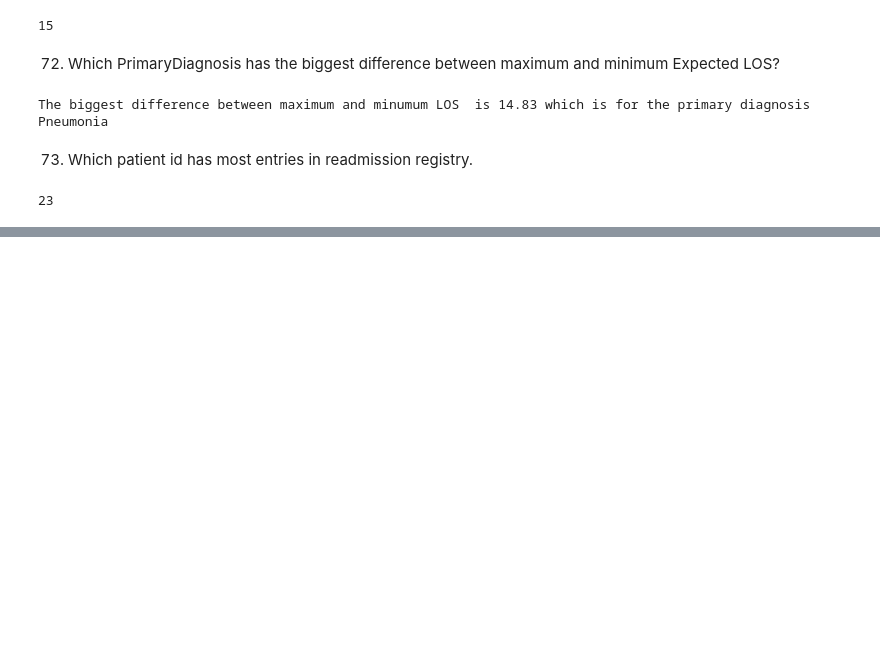
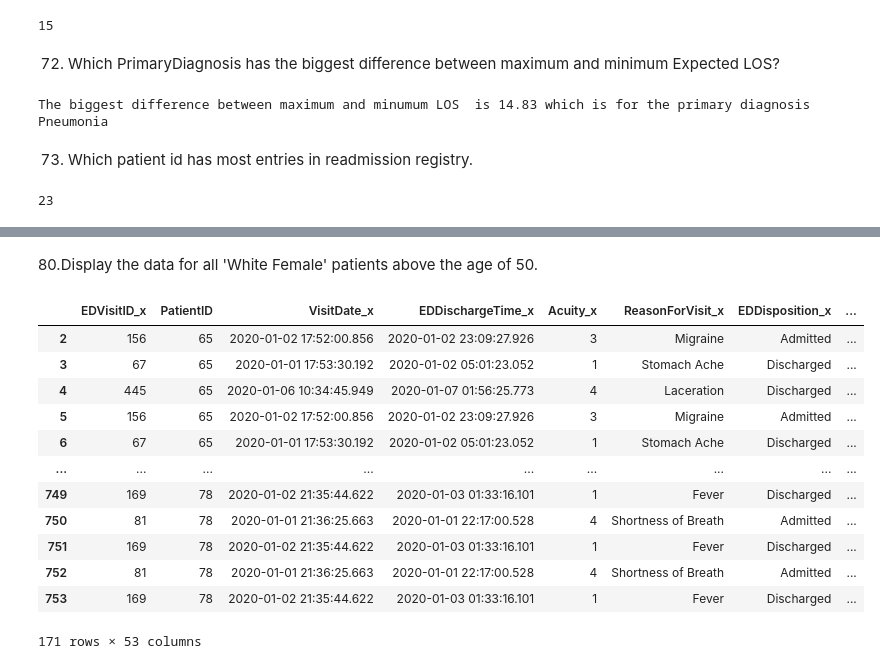
Before and after one commit to ManishaRao06/Python-Hackathon-Winners-Team-Data-Pyrates, a Jupyter notebook: Data Pyrates 61_80.ipynb, the cells around one changed output, grey strips where cells are left out. Drawn from its saved outputs; the diff is of its cells as text; code cells hidden in the pictures; blank space fills up the shorter version.

```diff
--- a/Data Pyrates 61_80.ipynb
+++ b/Data Pyrates 61_80.ipynb
@@ -303,0 +370,34 @@ The average Mortality O:E for all patients is 1.69
+# %% [markdown]
+80.Display the data for all 'White Female' patients above the age of 50.
+# %%
+#Merge all data
+
+df6 = pd.merge(df_ED,df_PA, on ='PatientID')
+df7 = pd.merge(df6,df_AmbV, left_on ='PatientID' ,right_on = 'PatientMRN')
+df8 = pd.merge(df7,df_ReAd, on ='PatientID')
+df9 = pd.merge(df8,df_Dis, on ='PatientID')
+df10 = pd.merge(df9,df_Pro, on ='ProviderID')
+df11 = pd.merge(df10,df_EDU, on ='PatientID')
+
+
+# Create an Age column
+df11 ['Age'] = round((df11 ['DateofVisit'] - df11['DateOfBirth'])/np.timedelta64(1, 'Y'),2)
+
+
+
+# Filter based on white female over 50 years
+df11.query("Race=='White' & Gender == 'Female' & Age >50")
+# %% [output]
+|  | EDVisitID_x | PatientID | VisitDate_x | EDDischargeTime_x | Acuity_x | ReasonForVisit_x | EDDisposition_x | ... |
+| 2 | 156 | 65 | 2020-01-02 17:52:00.856 | 2020-01-02 23:09:27.926 | 3 | Migraine | Admitted | ... |
+| 3 | 67 | 65 | 2020-01-01 17:53:30.192 | 2020-01-02 05:01:23.052 | 1 | Stomach Ache | Discharged | ... |
+| 4 | 445 | 65 | 2020-01-06 10:34:45.949 | 2020-01-07 01:56:25.773 | 4 | Laceration | Discharged | ... |
+| 5 | 156 | 65 | 2020-01-02 17:52:00.856 | 2020-01-02 23:09:27.926 | 3 | Migraine | Admitted | ... |
+| 6 | 67 | 65 | 2020-01-01 17:53:30.192 | 2020-01-02 05:01:23.052 | 1 | Stomach Ache | Discharged | ... |
+| ... | ... | ... | ... | ... | ... | ... | ... | ... |
+| 749 | 169 | 78 | 2020-01-02 21:35:44.622 | 2020-01-03 01:33:16.101 | 1 | Fever | Discharged | ... |
+| 750 | 81 | 78 | 2020-01-01 21:36:25.663 | 2020-01-01 22:17:00.528 | 4 | Shortness of Breath | Admitted | ... |
+| 751 | 169 | 78 | 2020-01-02 21:35:44.622 | 2020-01-03 01:33:16.101 | 1 | Fever | Discharged | ... |
+| 752 | 81 | 78 | 2020-01-01 21:36:25.663 | 2020-01-01 22:17:00.528 | 4 | Shortness of Breath | Admitted | ... |
+| 753 | 169 | 78 | 2020-01-02 21:35:44.622 | 2020-01-03 01:33:16.101 | 1 | Fever | Discharged | ... |
+171 rows × 53 columns
```
Also changed, not shown: parts of 18 cells of this notebook.
